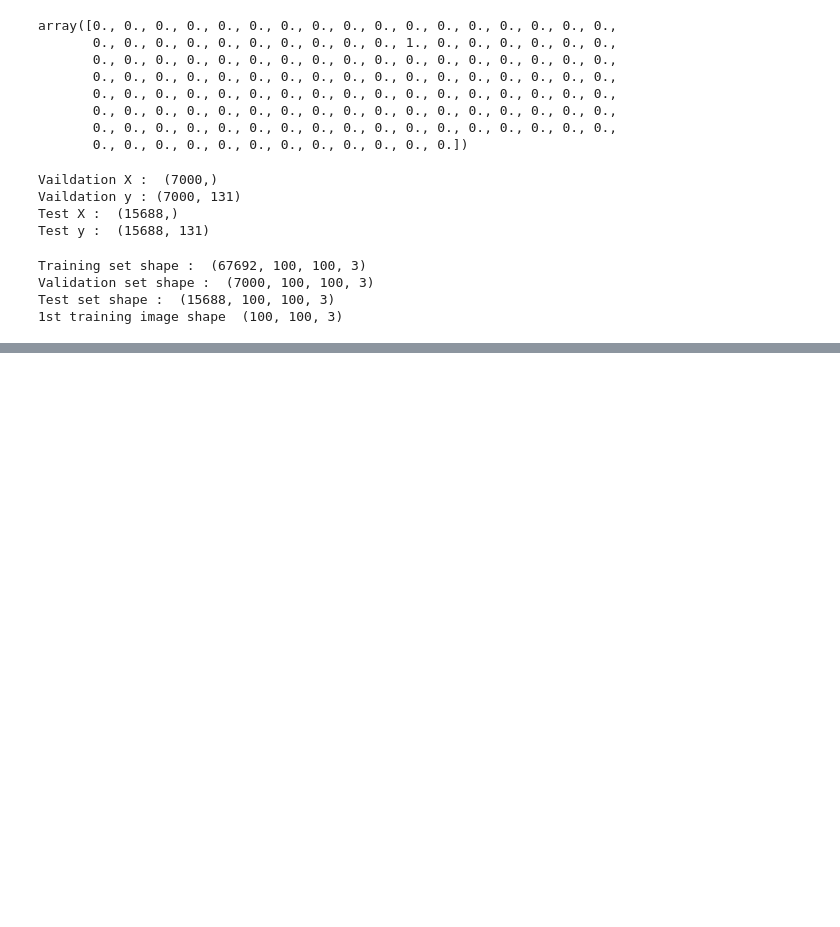
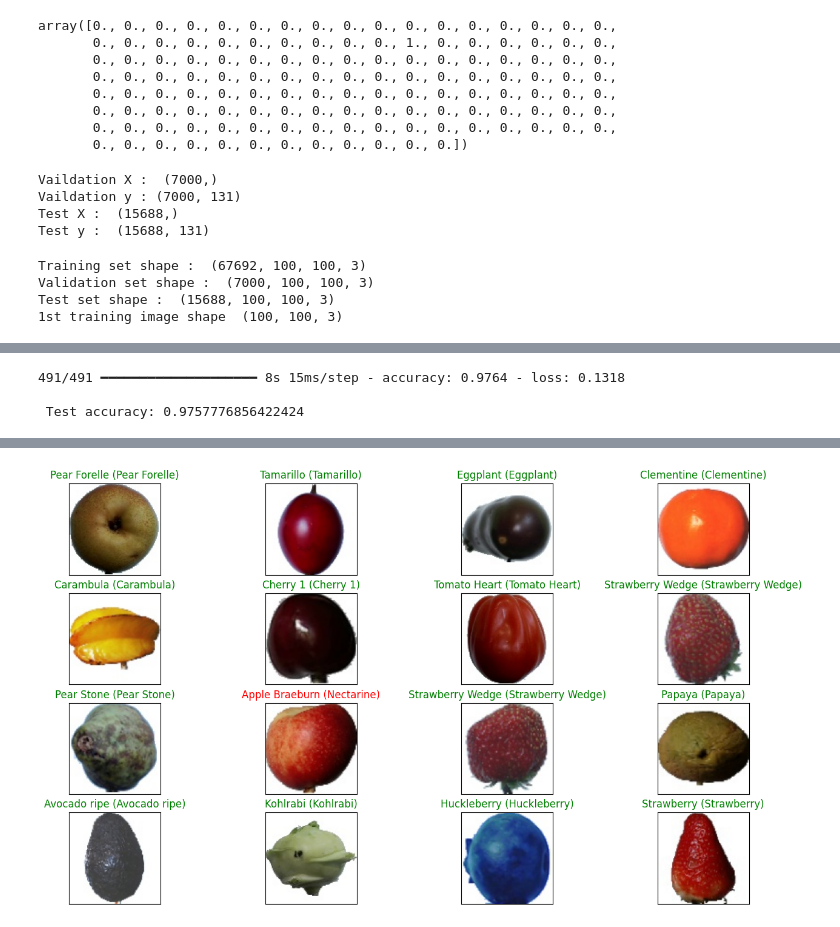
Before and after one commit to bumbosiepsak/lecim_z_tematem_one, a Jupyter notebook: Untitled-1.ipynb, the cells around one changed output, grey strips where cells are left out. Saved outputs shown, nothing was run; the diff lists cells and outputs as text; code cells hidden in the pictures; blank space fills up the shorter version.

```diff
--- a/Untitled-1.ipynb
+++ b/Untitled-1.ipynb
@@ -152,5 +152,14 @@ def tensorflow_based_model():
     model.add(Dense(150)) #step 7
     model.add(Activation('relu')) # setp 3
     model.add(Dropout(0.4)) # step 5
-    model.add(Dense(81,activation = 'softmax')) # setp3 and step7. but this time, we are using activation function as softmax (if we train on two classes then we set sigmoid)
+    model.add(Dense(131,activation = 'softmax')) # setp3 and step7. but this time, we are using activation function as softmax (if we train on two classes then we set sigmoid)
     return model #function returning the value when we call it
+# %%
+model = tensorflow_based_model() # here we are calling the function of created model
+model.compile(loss='categorical_crossentropy', optimizer='rmsprop', metrics=['accuracy'])
+# %%
+history = model.fit(x_train,y_train,
+        batch_size = 32,
+        epochs=4,
+        validation_data=(x_valid, y_vaild),
+        verbose=2, shuffle=True)
@@ -156,0 +175,18 @@ def tensorflow_based_model():
+# %%
+acc_score = model.evaluate(x_test, y_test) #we are starting to test the model here
+print('\n', 'Test accuracy:', acc_score[1])
+# %% [output]
+491/491 ━━━━━━━━━━━━━━━━━━━━ 8s 15ms/step - accuracy: 0.9764 - loss: 0.1318
+
+ Test accuracy: 0.9757776856422424
+# %%
+predictions = model.predict(x_test)
+fig = plt.figure(figsize=(16, 9))
+for i, idx in enumerate(np.random.choice(x_test.shape[0], size=16, replace=False)):
+    ax = fig.add_subplot(4, 4, i + 1, xticks=[], yticks=[])
+    ax.imshow(np.squeeze(x_test[idx]))
+    pred_idx = np.argmax(predictions[idx])
+    true_idx = np.argmax(y_test[idx])
+    ax.set_title("{} ({})".format(target_labels[pred_idx], target_labels[true_idx]),
+                 color=("green" if pred_idx == true_idx else "red"))
+# %% [output]
@@ -156,0 +194 @@ def tensorflow_based_model():
+[figure, added]
```
Also changed, not shown: parts of 3 cells of this notebook.
